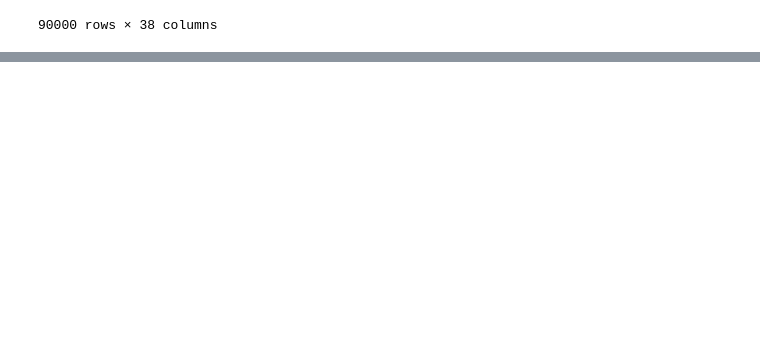
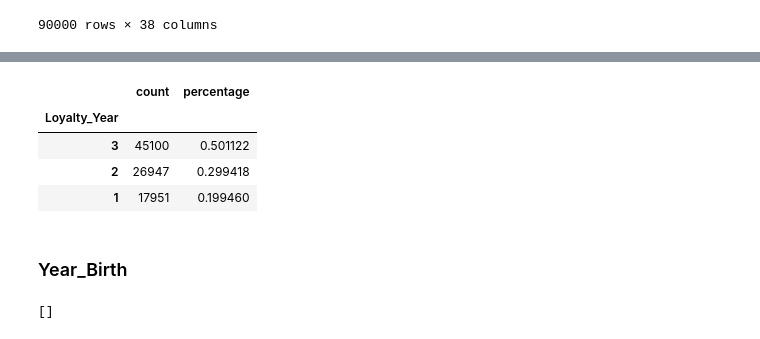
Before and after one commit to sarahlawlis/ISYS-58403-project, a Jupyter notebook: eda/sarah_eda.ipynb, the cells around one changed output, grey strips where cells are left out. Drawn from its saved outputs; the diff is of its cells as text; code cells hidden in the pictures; blank space fills up the shorter version.

```diff
--- a/eda/sarah_eda.ipynb
+++ b/eda/sarah_eda.ipynb
@@ -21,0 +140,16 @@ data
+# %%
+counts = data['Loyalty_Year'].value_counts()
+percs = data['Loyalty_Year'].value_counts(normalize=True)
+pd.concat([counts, percs], axis=1, keys=['count', 'percentage'])
+# %% [output]
+|  | count | percentage |
+| Loyalty_Year |  |  |
+| 3 | 45100 | 0.501122 |
+| 2 | 26947 | 0.299418 |
+| 1 | 17951 | 0.199460 |
+# %% [markdown]
+### Year_Birth
+# %%
+print([value for value in data['Year_Birth'] if value == 'True'])
+# %% [output]
+[]
```
Also changed, not shown: parts of 35 cells of this notebook.
